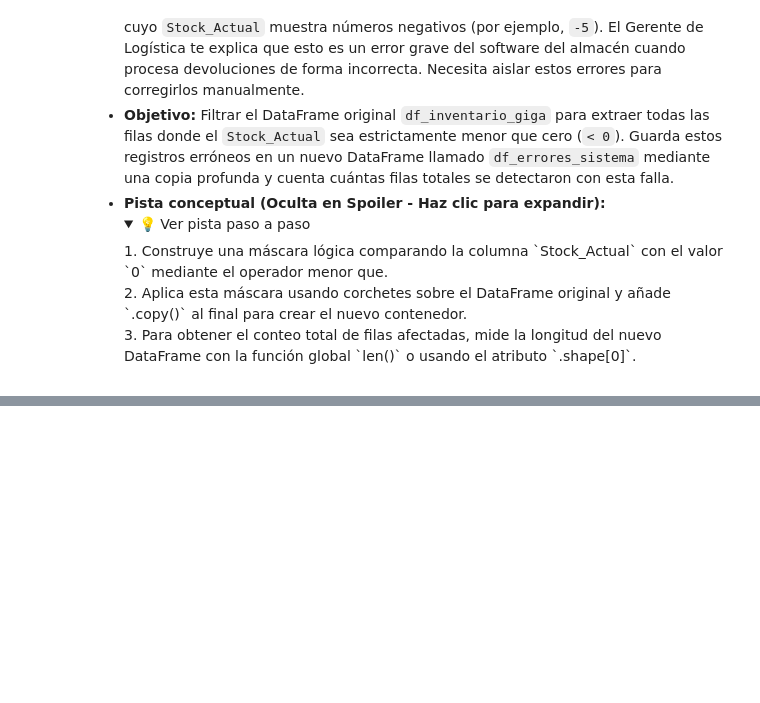
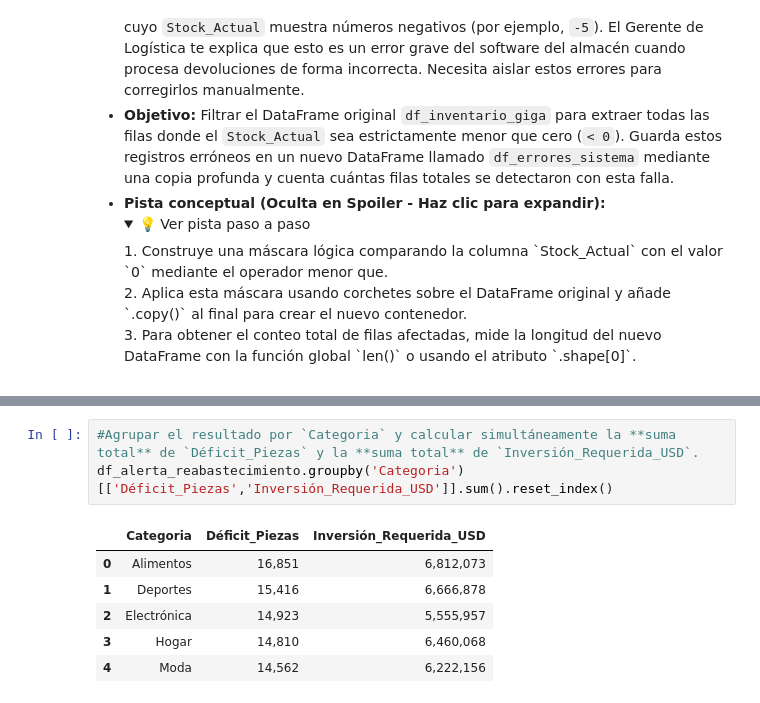
Before and after one commit to NandoRR77/Ejercicios-Practica-Python, a Jupyter notebook: Ciencia de datos/5. Laboratorio Inventarios y Fraudes/laboratorio_inventarios_fraudes.ipynb, the cells around one changed output, grey strips where cells are left out. Drawn from its saved outputs; the diff is of its cells as text; folded sections open; blank space fills up the shorter version.

```diff
--- a/Ciencia de datos/5. Laboratorio Inventarios y Fraudes/laboratorio_inventarios_fraudes.ipynb
+++ b/Ciencia de datos/5. Laboratorio Inventarios y Fraudes/laboratorio_inventarios_fraudes.ipynb
@@ -380,0 +472,10 @@ df_alerta_reabastecimiento.head(5)
+# %%
+#Agrupar el resultado por `Categoria` y calcular simultáneamente la **suma total** de `Déficit_Piezas` y la **suma total** de `Inversión_Requerida_USD`.
+df_alerta_reabastecimiento.groupby('Categoria')[['Déficit_Piezas','Inversión_Requerida_USD']].sum().reset_index()
+# %% [output]
+|  | Categoria | Déficit_Piezas | Inversión_Requerida_USD |
+| 0 | Alimentos | 16,851 | 6,812,073 |
+| 1 | Deportes | 15,416 | 6,666,878 |
+| 2 | Electrónica | 14,923 | 5,555,957 |
+| 3 | Hogar | 14,810 | 6,460,068 |
+| 4 | Moda | 14,562 | 6,222,156 |
```
Also changed, not shown: parts of 10 cells of this notebook, 3 other files.
